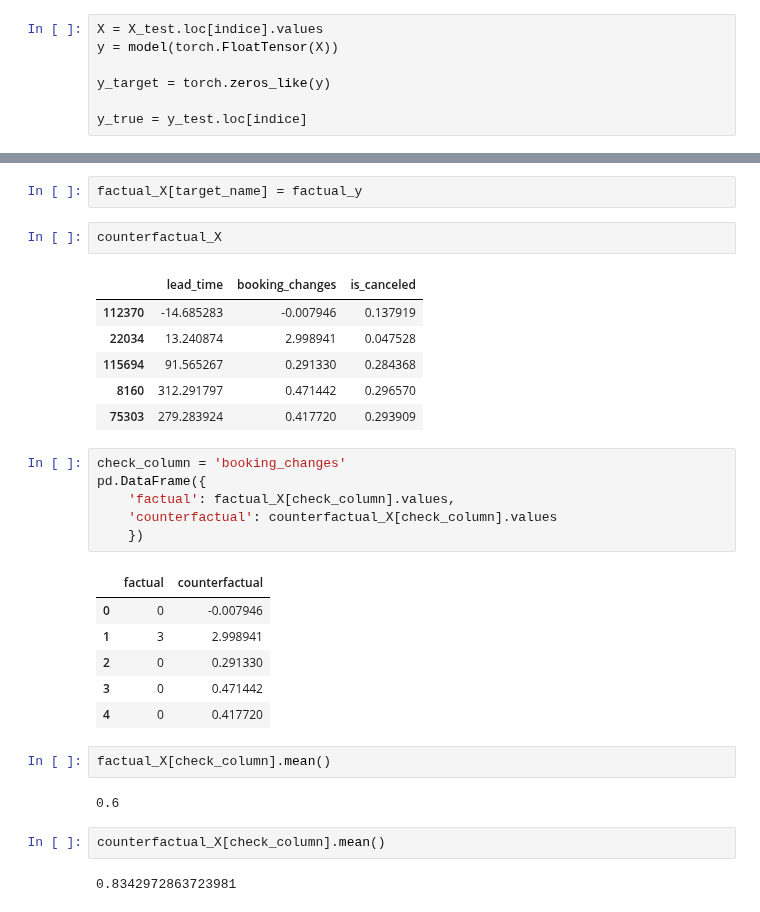
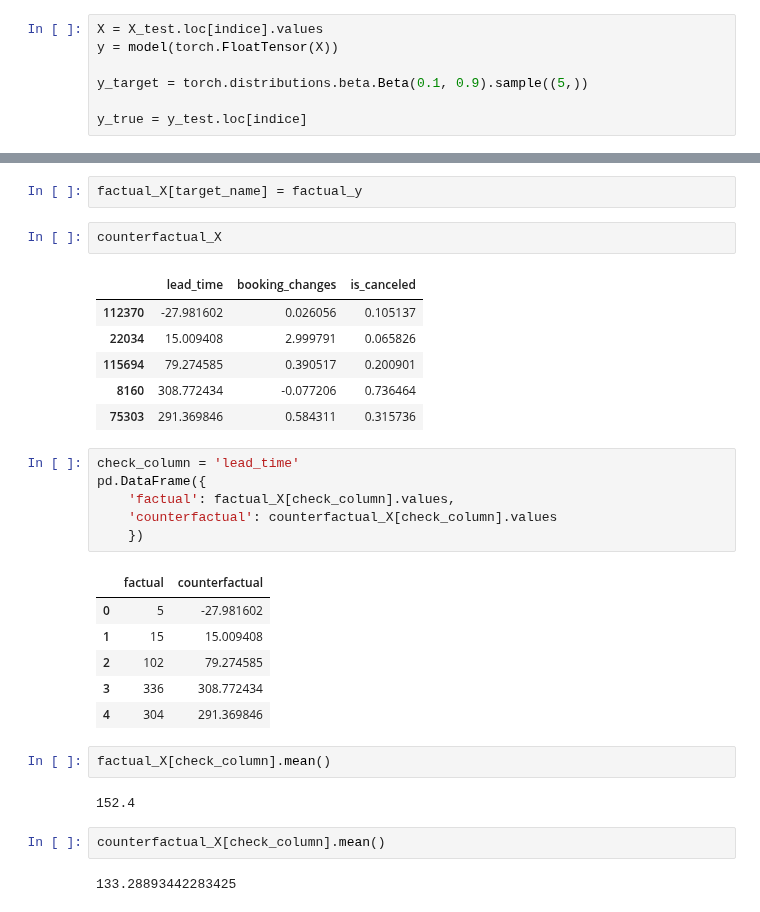
Before and after one commit to youlei202/distributional-counterfactual-explanation, a Jupyter notebook: poc.ipynb, the cells around one changed output, grey strips where cells are left out. Saved outputs shown, nothing was run; the diff lists cells and outputs as text.

```diff
--- a/poc.ipynb
+++ b/poc.ipynb
@@ -156,7 +156,7 @@ indice = (X_test.sample(sample_num)).index
 X = X_test.loc[indice].values
 y = model(torch.FloatTensor(X))
 
-y_target = torch.zeros_like(y)
+y_target = torch.distributions.beta.Beta(0.1, 0.9).sample((5,))
 
 y_true = y_test.loc[indice]
 # %%
@@ -202,29 +202,29 @@ factual_X[target_name] = factual_y
 counterfactual_X
 # %% [output]
 |  | lead_time | booking_changes | is_canceled |
-| 112370 | -14.685283 | -0.007946 | 0.137919 |
-| 22034 | 13.240874 | 2.998941 | 0.047528 |
-| 115694 | 91.565267 | 0.291330 | 0.284368 |
-| 8160 | 312.291797 | 0.471442 | 0.296570 |
-| 75303 | 279.283924 | 0.417720 | 0.293909 |
+| 112370 | -27.981602 | 0.026056 | 0.105137 |
+| 22034 | 15.009408 | 2.999791 | 0.065826 |
+| 115694 | 79.274585 | 0.390517 | 0.200901 |
+| 8160 | 308.772434 | -0.077206 | 0.736464 |
+| 75303 | 291.369846 | 0.584311 | 0.315736 |
 # %%
-check_column = 'booking_changes'
+check_column = 'lead_time'
 pd.DataFrame({
     'factual': factual_X[check_column].values,
     'counterfactual': counterfactual_X[check_column].values
     })
 # %% [output]
 |  | factual | counterfactual |
-| 0 | 0 | -0.007946 |
-| 1 | 3 | 2.998941 |
-| 2 | 0 | 0.291330 |
-| 3 | 0 | 0.471442 |
-| 4 | 0 | 0.417720 |
+| 0 | 5 | -27.981602 |
+| 1 | 15 | 15.009408 |
+| 2 | 102 | 79.274585 |
+| 3 | 336 | 308.772434 |
+| 4 | 304 | 291.369846 |
 # %%
 factual_X[check_column].mean()
 # %% [output]
-0.6
+152.4
 # %%
 counterfactual_X[check_column].mean()
 # %% [output]
-0.8342972863723981
+133.28893442283425
```
Also changed, not shown: parts of 5 cells of this notebook, 2 other files.
